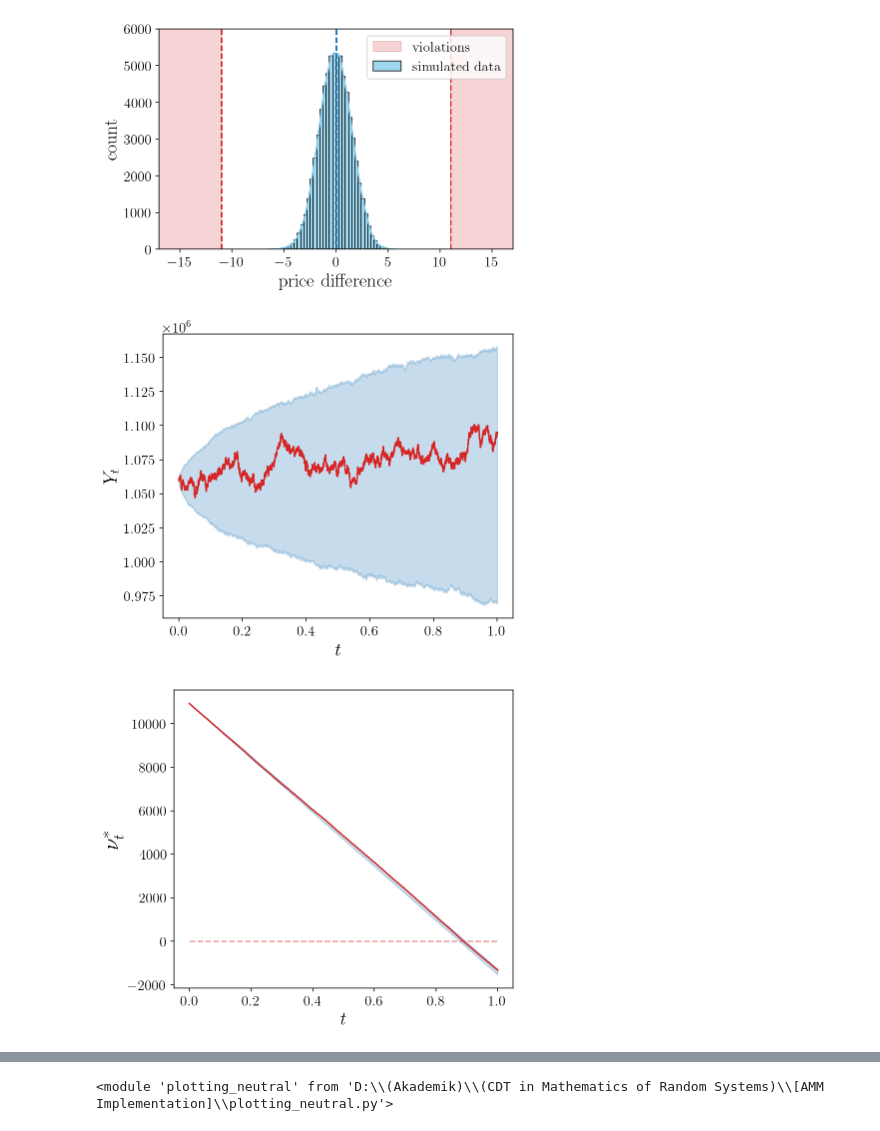
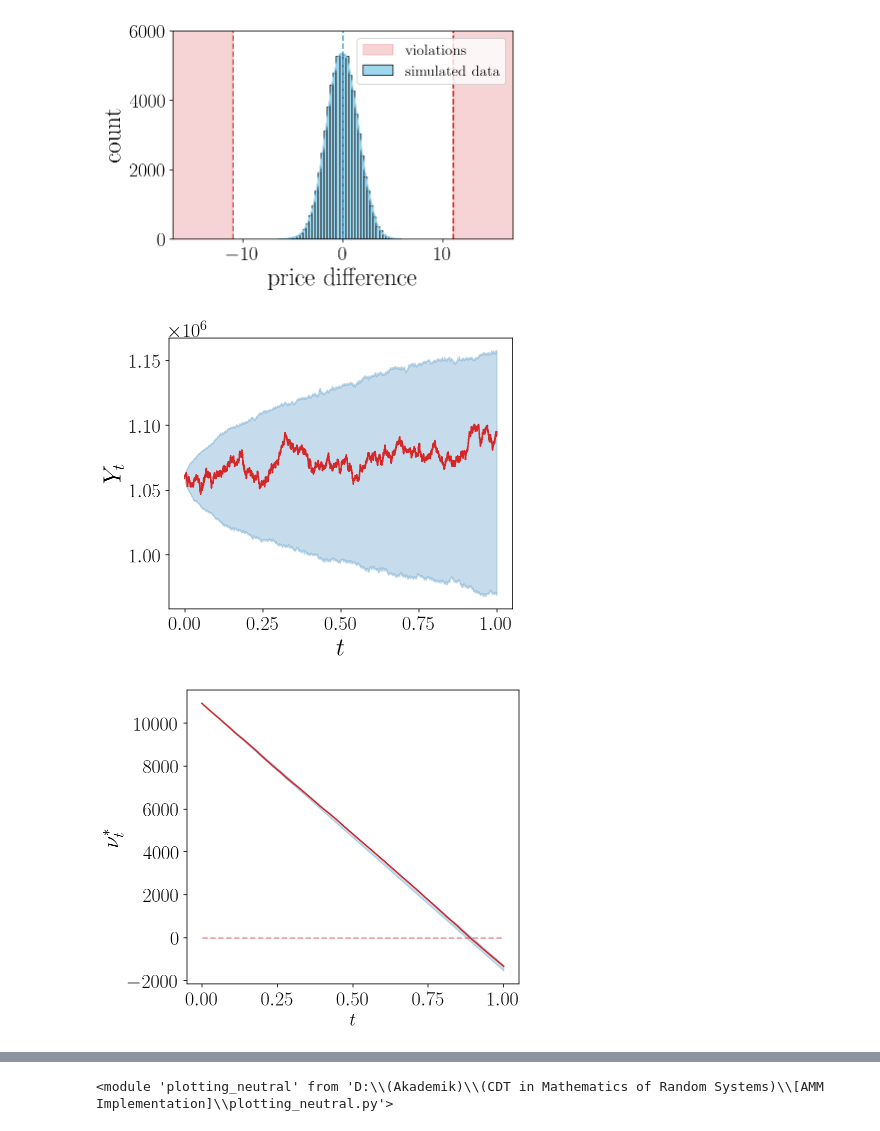
Before and after one commit to muhammadalifaqsha/amm-make-take-fee, a Jupyter notebook: LSB-playground-neutral.ipynb, the cells around one changed output, grey strips where cells are left out. Drawn from its saved outputs; the diff is of its cells as text; code cells hidden in the pictures.

```diff
--- a/LSB-playground-neutral.ipynb
+++ b/LSB-playground-neutral.ipynb
@@ -20,12 +20,15 @@ warnings.filterwarnings("ignore")
 %autoreload 2
 # %%
 import matplotlib.pylab as pylab
-params = {'legend.fontsize': 'x-large',
+fs = 20
+fsL = 25
+fsS = 15
+params = {'legend.fontsize': fsS,
           'figure.figsize': (8, 5),
          'axes.labelsize': 'x-large',
          'axes.titlesize':'x-large',
-         'xtick.labelsize':'x-large',
-         'ytick.labelsize':'x-large'}
+         'xtick.labelsize':fs,
+         'ytick.labelsize':fs}
 pylab.rcParams.update(params)
 %config InlineBackend.figure_format = "retina"
 
@@ -81,43 +84,43 @@ diffs.dropna(inplace=True)
 keepNumber = int(24*60/10)
 diffs = diffs.iloc[::keepNumber]
 # %%
-fs = 14
-fsL = 19
+#fs = 20
+#fsL = 25
 plt.rcParams["font.size"] = fs
 # %%
 import seaborn as sns
 fig, axs = plt.subplots(1, 1, sharex=True, figsize=(6,4))
 
 x = -10.994492750981774
 
 sns.histplot(data=diffs, bins=40, kde=True, color="skyblue", label = r'$\mathrm{simulated}$ $\mathrm{data}$', ax=axs, alpha =0.8)
 axs.set_xlabel(r'$\mathrm{price\,\,difference}$', fontsize = fsL)
 axs.set_ylabel(r'$\mathrm{count}$', fontsize = fsL)
 
 axs.axvline(0,linestyle = '--', color='tab:blue')
 axs.axvline(x,linestyle = '--', color='tab:red')
 axs.axvline(-x,linestyle = '--', color='tab:red')
 
 xmin = -17
 xmax = 17
 ymax = 6_000
 
 xaux_left = np.linspace(xmin, x, 100)
 xaux_right = np.linspace(-x, xmax, 100)
 
 axs.fill_between(xaux_left, ymax*np.ones_like(xaux_left), color = 'tab:red' , alpha=0.2, label= r'$\mathrm{violations}$')
 axs.fill_between(xaux_right, ymax*np.ones_like(xaux_right), color = 'tab:red' , alpha=0.2)
 
 plt.ylim([0,ymax])
 plt.tight_layout()
 plt.xlim([xmin,xmax])
-plt.legend(fontsize=fs)
+plt.legend()
 
 plt.tight_layout()
 plt.savefig(f'figures/negative-intensity-regions-symm-simulations-{risk_type}.pdf', format="pdf", dpi=dpi)
 plt.show()
 # %% [output]
-[figure, old version]
+[figure, new version]
 # %%
 qtl_Y = np.zeros((len(env.timesteps),3))
 qtl_nu = np.zeros((len(env.timesteps),3))
@@ -143,7 +146,7 @@ plt.tight_layout()
 plt.savefig(f'figures/baseline-sim-Y-paths-{risk_type}.pdf', format="pdf", dpi=dpi)
 plt.show()
 # %% [output]
-[figure, old version]
+[figure, new version]
 # %%
 fig, axs = plt.subplots(1, 1, sharex=True, figsize=(6,5))
 plt.plot(env.timesteps, nu[:,nsim], label=r'$\nu$', color ='tab:red')
@@ -155,7 +158,7 @@ plt.tight_layout()
 plt.savefig(f'figures/baseline-sim-nu-paths-{risk_type}.pdf', format="pdf", dpi=dpi)
 plt.show()
 # %% [output]
-[figure, old version]
+[figure, new version]
 # %%
 fig, axs = plt.subplots(1, 1, sharex=True, figsize=(6,5))
 plt.plot(env.timesteps, rew[:,nsim], label='reward', color ='tab:red')
```
Also changed, not shown: parts of 17 cells of this notebook, 46 other files.
